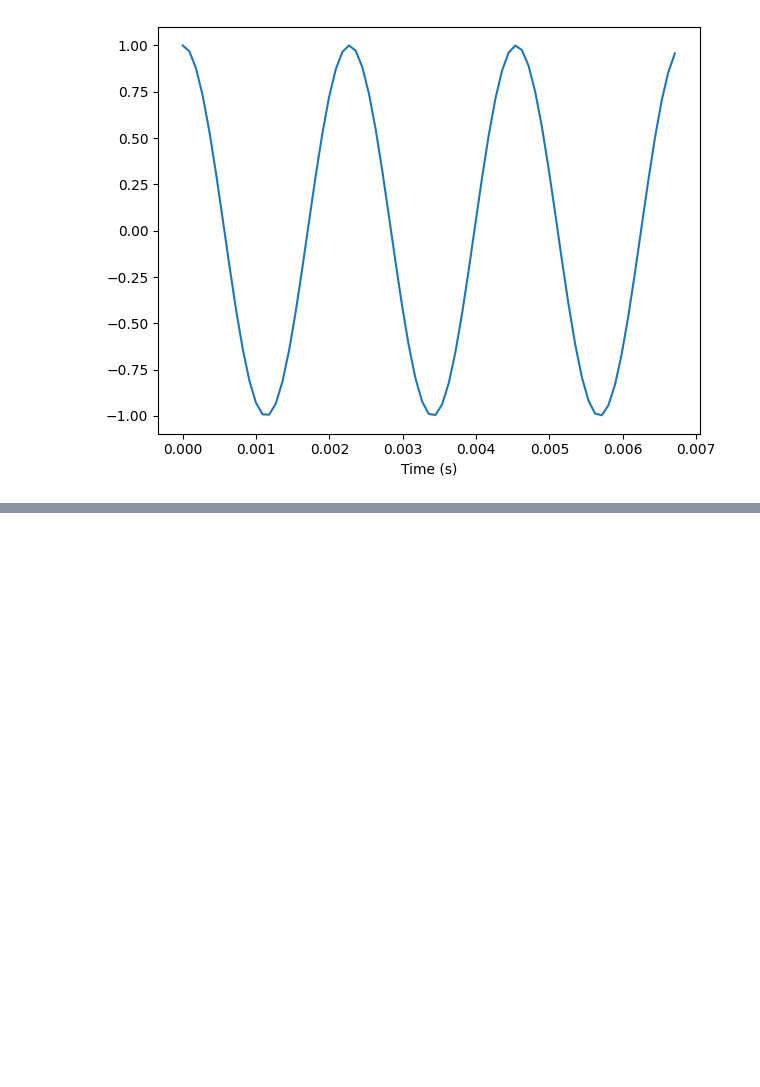
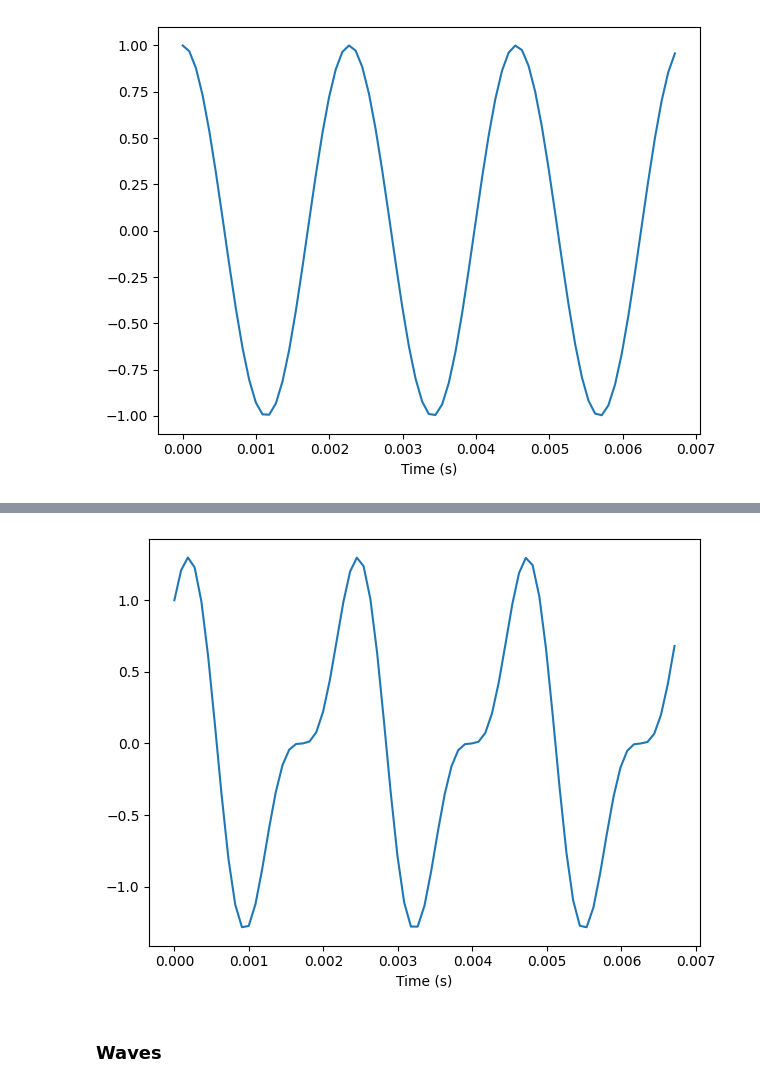
Before and after one commit to damiansp/completePython, a Jupyter notebook: dsp/1_sounds_and_signals/3_signals.ipynb, the cells around one changed output, grey strips where cells are left out. Saved outputs shown, nothing was run; the diff lists cells and outputs as text; code cells hidden in the pictures; blank space fills up the shorter version.

```diff
--- a/dsp/1_sounds_and_signals/3_signals.ipynb
+++ b/dsp/1_sounds_and_signals/3_signals.ipynb
@@ -86,0 +98,7 @@ dsp.decorate(xlabel='Time (s)')
+# %%
+mix.plot()
+dsp.decorate(xlabel='Time (s)')
+# %% [output]
+[figure, added]
+# %% [markdown]
+### Waves
```
Also changed, not shown: parts of 3 cells of this notebook.
